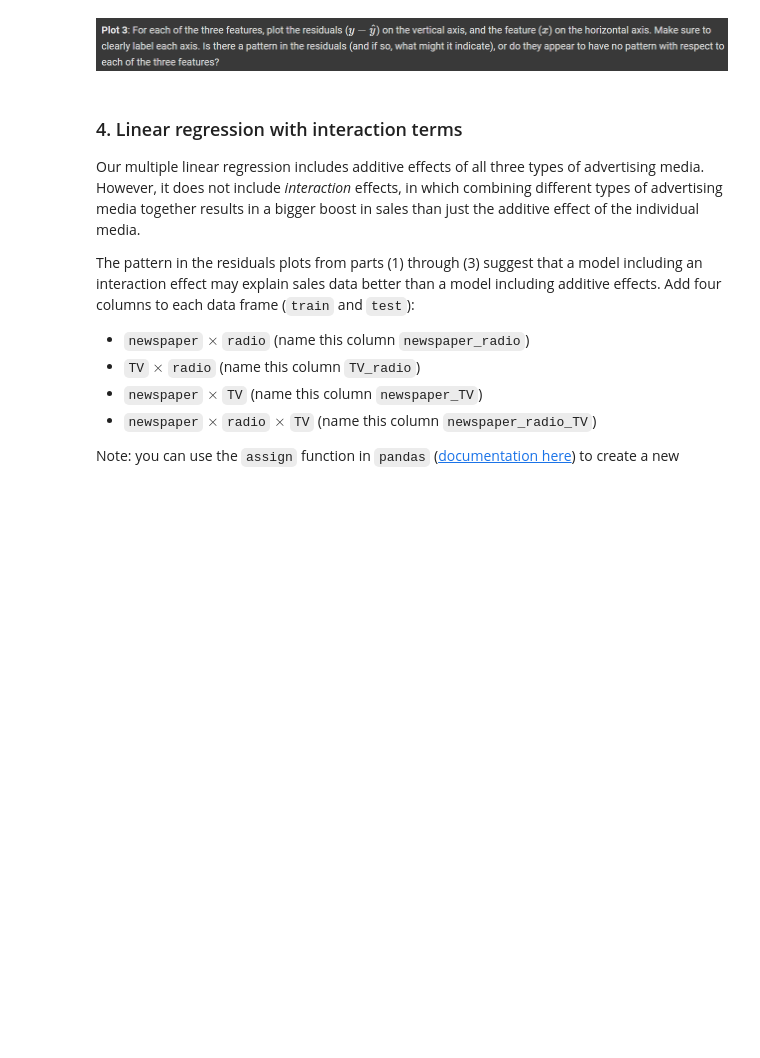
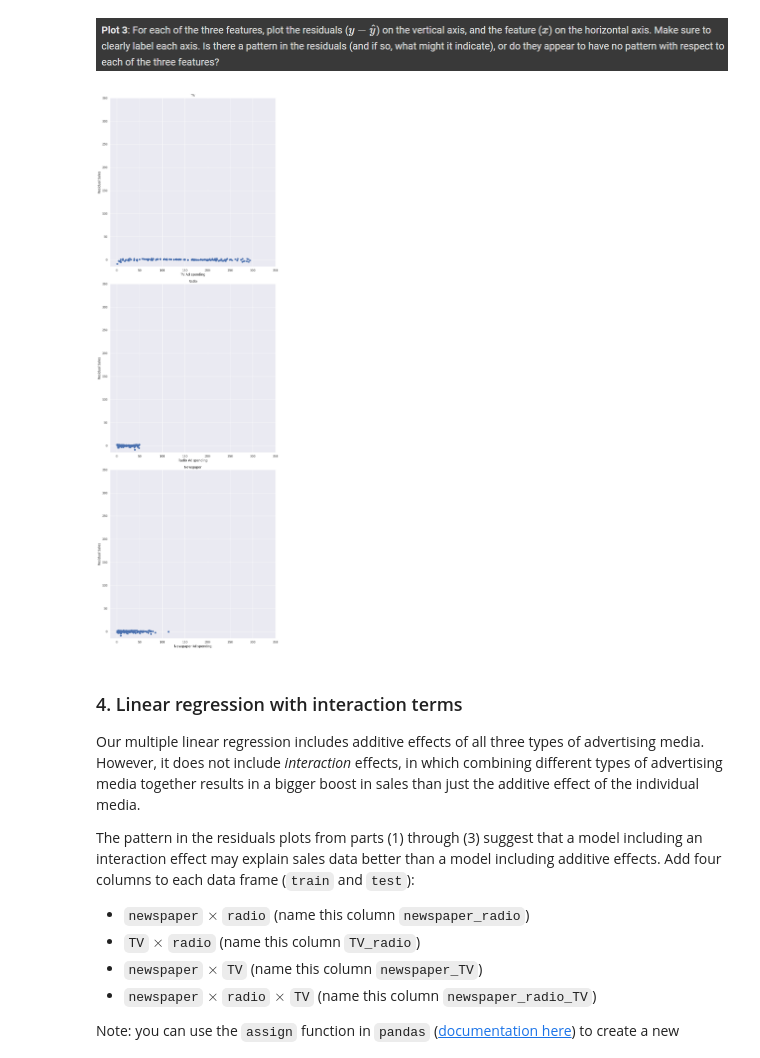
Before and after one commit to ZoeMcFife/5AHITM, a Jupyter notebook: INSY/Colab/#2024-11-28#/linear-regression.ipynb, the cells around one changed output. Drawn from its saved outputs; the diff is of its cells as text; code cells hidden in the pictures; blank space fills up the shorter version.

```diff
--- a/INSY/Colab/#2024-11-28#/linear-regression.ipynb
+++ b/INSY/Colab/#2024-11-28#/linear-regression.ipynb
@@ -466,5 +464,26 @@ plt.show()
 # %% [markdown]
 ![image.png](embedded-picture-1)
+# %%
+fig, axes = plt.subplots(nrows=3, ncols=1, figsize=(10, 30))
+
+def plot_residual_vs_actual(ax, feature, y_true, y_pred, title):
+    min_val = -15
+    max_val = 350
+    ax.scatter(feature, y_true - y_pred)
+    ax.set_xlabel(title + " Ad spending")
+    ax.set_ylabel("Residual Sales")
+    ax.set_title(title)
+    ax.set_xlim(min_val, max_val)
+    ax.set_ylim(min_val, max_val)
+
+plot_residual_vs_actual(axes[0], train['TV'], train['sales'], y_pred_tr_multi, "TV")
+plot_residual_vs_actual(axes[1], train['radio'], train['sales'], y_pred_tr_multi, "Radio")
+plot_residual_vs_actual(axes[2], train['newspaper'], train['sales'], y_pred_tr_multi, "Newspaper")
+
+plt.tight_layout()
+plt.show()
+# %% [output]
+[figure, added]
 # %% [markdown]
 ### 4. Linear regression with interaction terms
 
```
Also changed, not shown: parts of 2 cells of this notebook.
